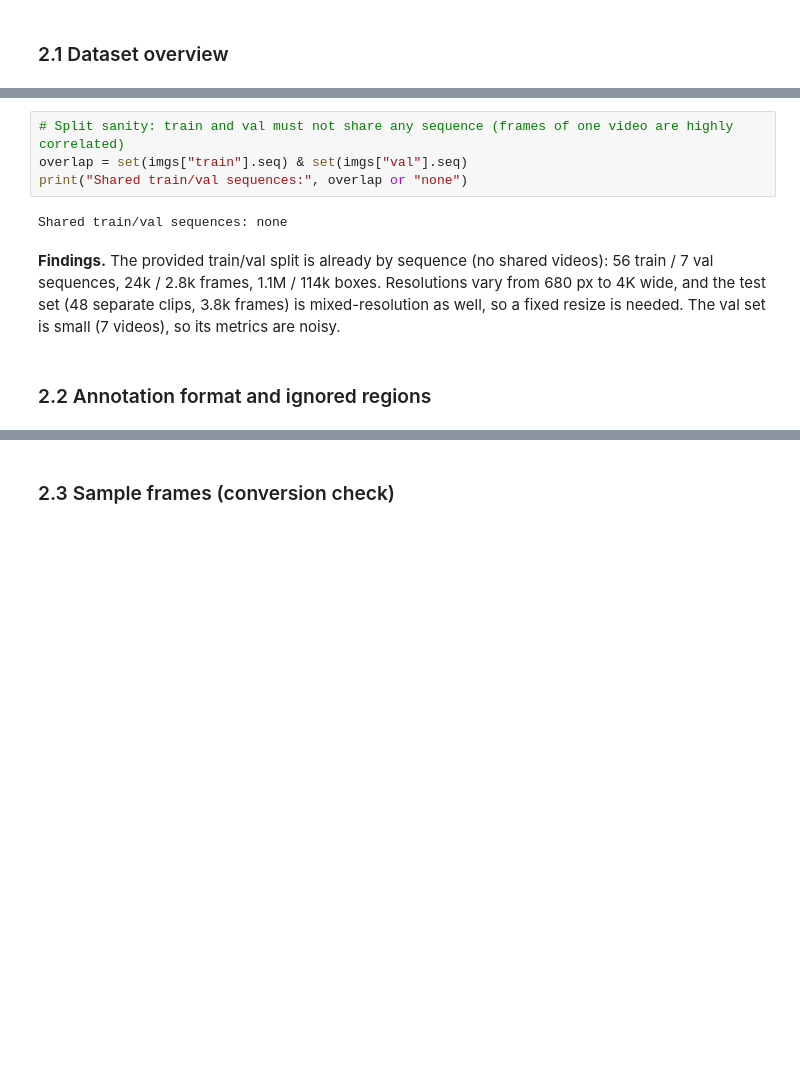
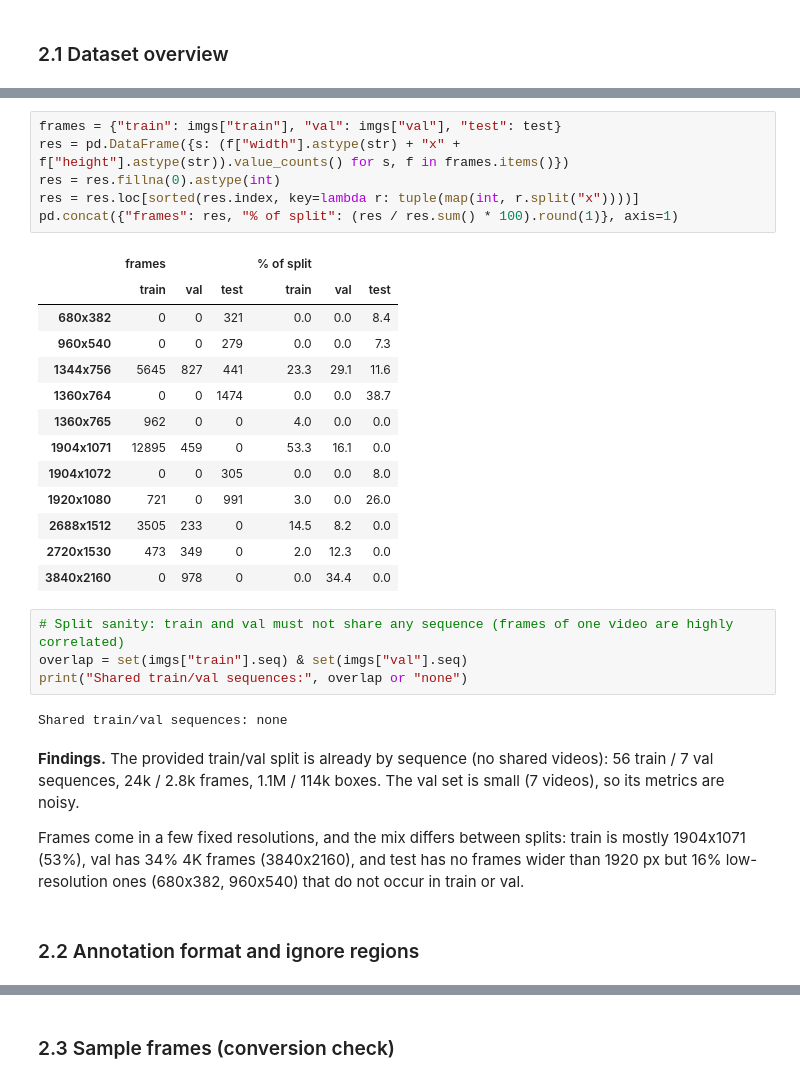
Before and after one commit to BohdanZasymovych/ai-hw2-object-detection, a Jupyter notebook: notebooks/01_data_analysis.ipynb, the cells around one changed output, grey strips where cells are left out. Cells and saved outputs as stored; diff of their text form; blank space fills up the shorter version.

```diff
--- a/notebooks/01_data_analysis.ipynb
+++ b/notebooks/01_data_analysis.ipynb
@@ -70,3 +70,23 @@ pd.DataFrame(rows).set_index("split")
+# %%
+frames = {"train": imgs["train"], "val": imgs["val"], "test": test}
+res = pd.DataFrame({s: (f["width"].astype(str) + "x" + f["height"].astype(str)).value_counts() for s, f in frames.items()})
+res = res.fillna(0).astype(int)
+res = res.loc[sorted(res.index, key=lambda r: tuple(map(int, r.split("x"))))]
+pd.concat({"frames": res, "% of split": (res / res.sum() * 100).round(1)}, axis=1)
+# %% [output]
+|  | frames |  |  | % of split |  |  |
+|  | train | val | test | train | val | test |
+| 680x382 | 0 | 0 | 321 | 0.0 | 0.0 | 8.4 |
+| 960x540 | 0 | 0 | 279 | 0.0 | 0.0 | 7.3 |
+| 1344x756 | 5645 | 827 | 441 | 23.3 | 29.1 | 11.6 |
+| 1360x764 | 0 | 0 | 1474 | 0.0 | 0.0 | 38.7 |
+| 1360x765 | 962 | 0 | 0 | 4.0 | 0.0 | 0.0 |
+| 1904x1071 | 12895 | 459 | 0 | 53.3 | 16.1 | 0.0 |
+| 1904x1072 | 0 | 0 | 305 | 0.0 | 0.0 | 8.0 |
+| 1920x1080 | 721 | 0 | 991 | 3.0 | 0.0 | 26.0 |
+| 2688x1512 | 3505 | 233 | 0 | 14.5 | 8.2 | 0.0 |
+| 2720x1530 | 473 | 349 | 0 | 2.0 | 12.3 | 0.0 |
+| 3840x2160 | 0 | 978 | 0 | 0.0 | 34.4 | 0.0 |
 # %%
 # Split sanity: train and val must not share any sequence (frames of one video are highly correlated)
 overlap = set(imgs["train"].seq) & set(imgs["val"].seq)
@@ -74,7 +94,9 @@ print("Shared train/val sequences:", overlap or "none")
 # %% [output]
 Shared train/val sequences: none
 # %% [markdown]
-**Findings.** The provided train/val split is already by sequence (no shared videos): 56 train / 7 val sequences, 24k / 2.8k frames, 1.1M / 114k boxes. Resolutions vary from 680 px to 4K wide, and the test set (48 separate clips, 3.8k frames) is mixed-resolution as well, so a fixed resize is needed. The val set is small (7 videos), so its metrics are noisy.
+**Findings.** The provided train/val split is already by sequence (no shared videos): 56 train / 7 val sequences, 24k / 2.8k frames, 1.1M / 114k boxes. The val set is small (7 videos), so its metrics are noisy.
+
+Frames come in a few fixed resolutions, and the mix differs between splits: train is mostly 1904x1071 (53%), val has 34% 4K frames (3840x2160), and test has no frames wider than 1920 px but 16% low-resolution ones (680x382, 960x540) that do not occur in train or val.
 # %% [markdown]
-### 2.2 Annotation format and ignored regions
+### 2.2 Annotation format and ignore regions
 # %%
```
Also changed, not shown: parts of 21 cells of this notebook, 1 other file.
